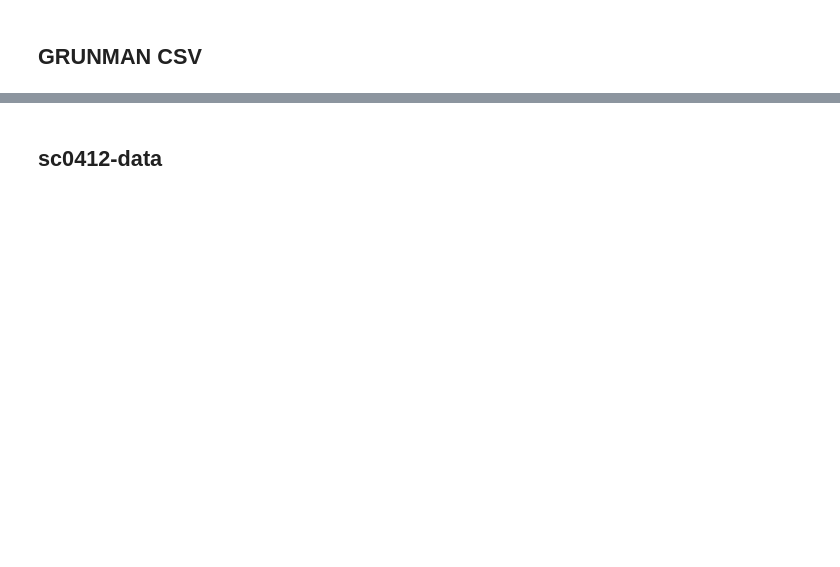
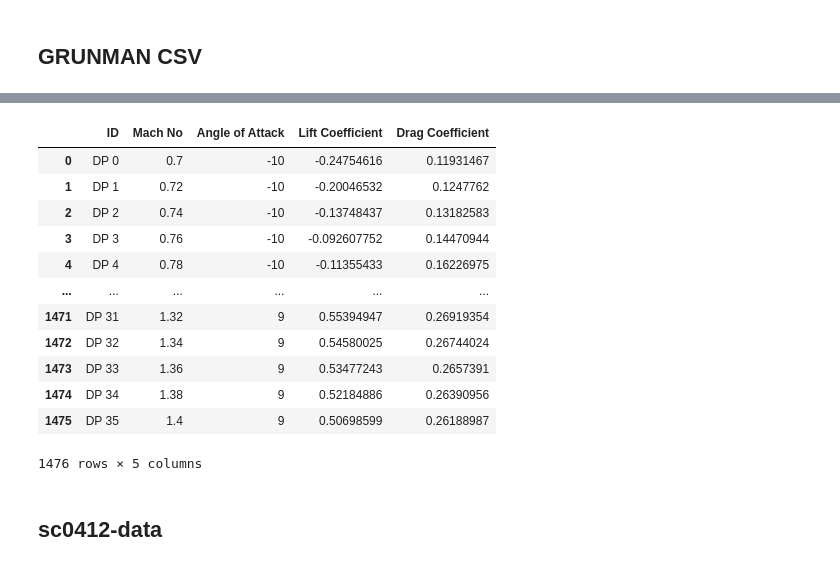
Before and after one commit to dee-hub/Predicting-the-Aerodynamic-Coefficients-of-Transonic-Airfoils, a Jupyter notebook: Data Cleaning.ipynb, the cells around one changed output, grey strips where cells are left out. Cells and saved outputs as stored; diff of their text form; code cells hidden in the pictures; blank space fills up the shorter version.

```diff
--- a/Data Cleaning.ipynb
+++ b/Data Cleaning.ipynb
@@ -160,3 +192,19 @@ grumman_data.to_csv('grunman.csv')#grumman-data
+# %%
+grumman_data
+# %% [output]
+|  | ID | Mach No | Angle of Attack | Lift Coefficient | Drag Coefficient |
+| 0 | DP 0 | 0.7 | -10 | -0.24754616 | 0.11931467 |
+| 1 | DP 1 | 0.72 | -10 | -0.20046532 | 0.1247762 |
+| 2 | DP 2 | 0.74 | -10 | -0.13748437 | 0.13182583 |
+| 3 | DP 3 | 0.76 | -10 | -0.092607752 | 0.14470944 |
+| 4 | DP 4 | 0.78 | -10 | -0.11355433 | 0.16226975 |
+| ... | ... | ... | ... | ... | ... |
+| 1471 | DP 31 | 1.32 | 9 | 0.55394947 | 0.26919354 |
+| 1472 | DP 32 | 1.34 | 9 | 0.54580025 | 0.26744024 |
+| 1473 | DP 33 | 1.36 | 9 | 0.53477243 | 0.2657391 |
+| 1474 | DP 34 | 1.38 | 9 | 0.52184886 | 0.26390956 |
+| 1475 | DP 35 | 1.4 | 9 | 0.50698599 | 0.26188987 |
+1476 rows × 5 columns
 # %% [markdown]
 ## sc0412-data
 # %%
```
Also changed, not shown: parts of 13 cells of this notebook.
